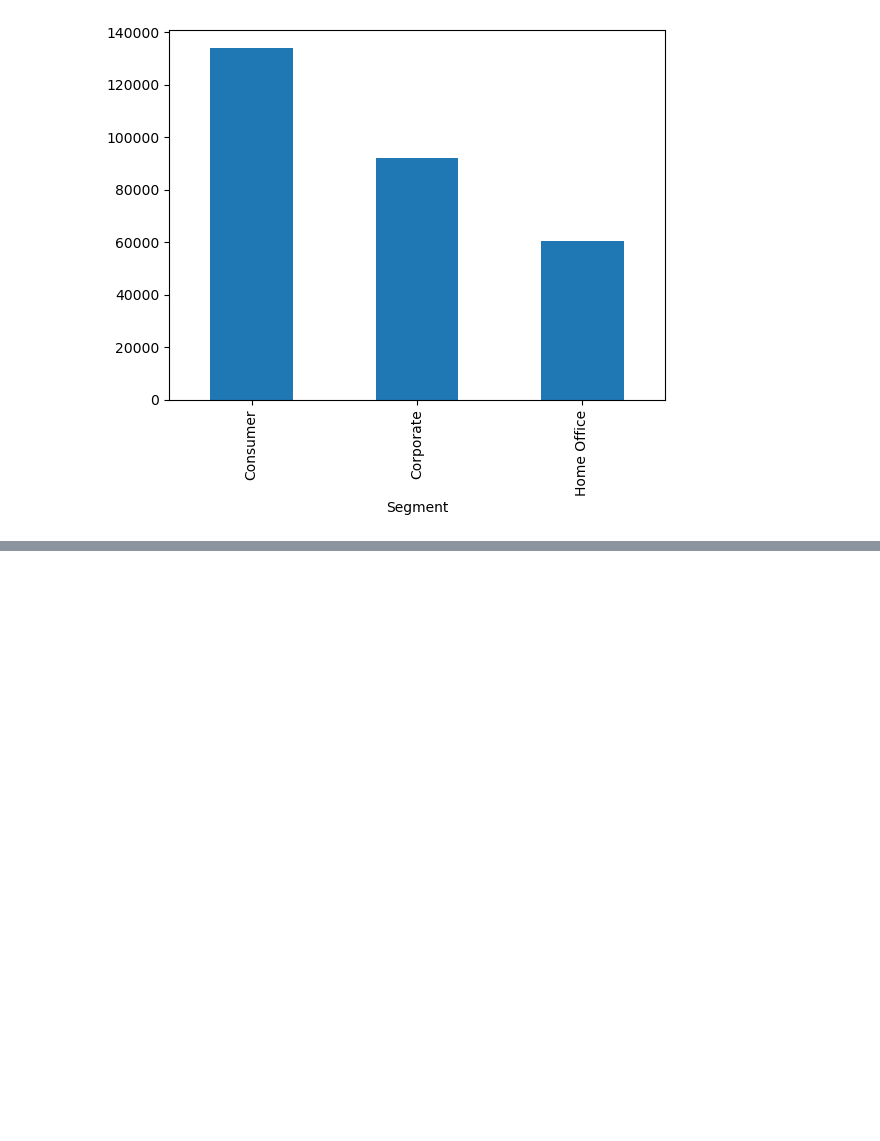
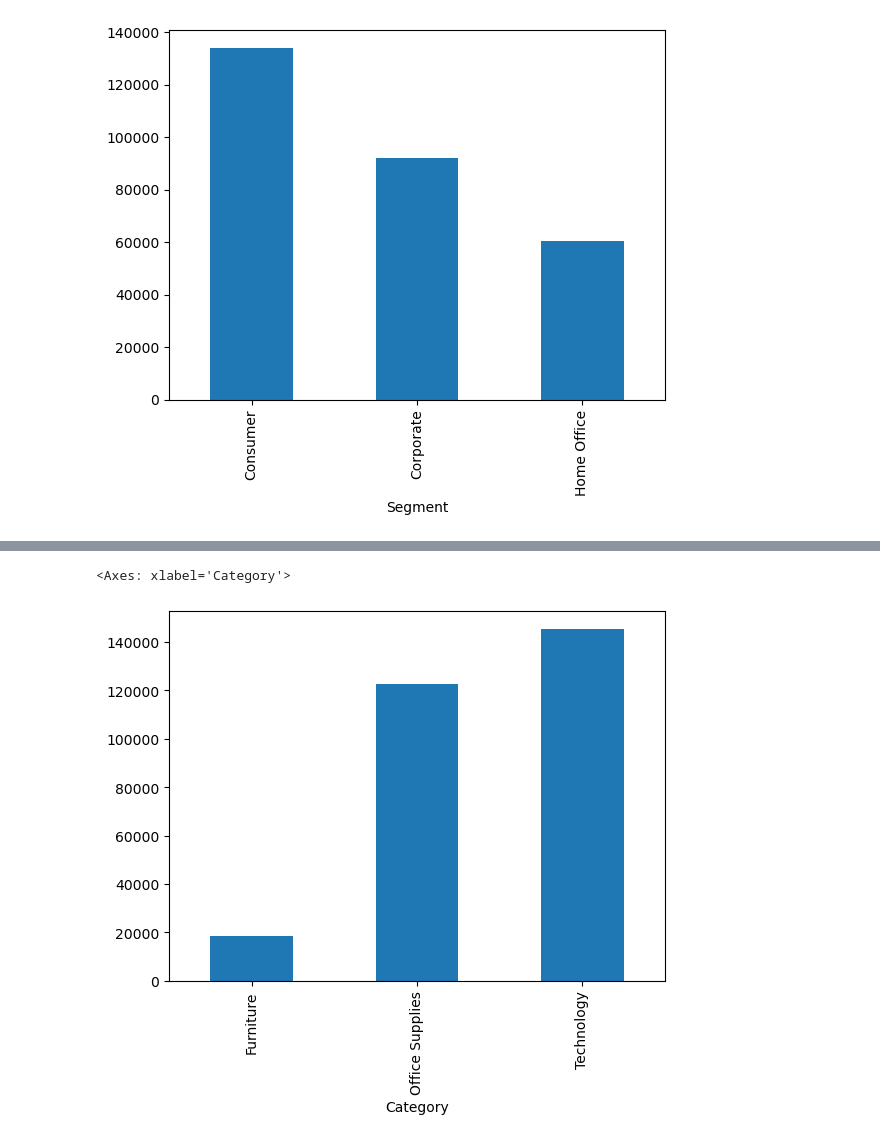
Before and after one commit to iamwatchdogs/Retail-Insights-from-Superstore-Data, a Jupyter notebook: retail-analysis.ipynb, the cells around one changed output, grey strips where cells are left out. Drawn from its saved outputs; the diff is of its cells as text; code cells hidden in the pictures; blank space fills up the shorter version.

```diff
--- a/retail-analysis.ipynb
+++ b/retail-analysis.ipynb
@@ -140,0 +148,5 @@ df.groupby("Segment")["Profit"].sum().plot.bar()
+# %%
+df.groupby("Category")["Profit"].sum().plot.bar()
+# %% [output]
+<Axes: xlabel='Category'>
+[figure, added]
```
Also changed, not shown: parts of 4 cells of this notebook.
